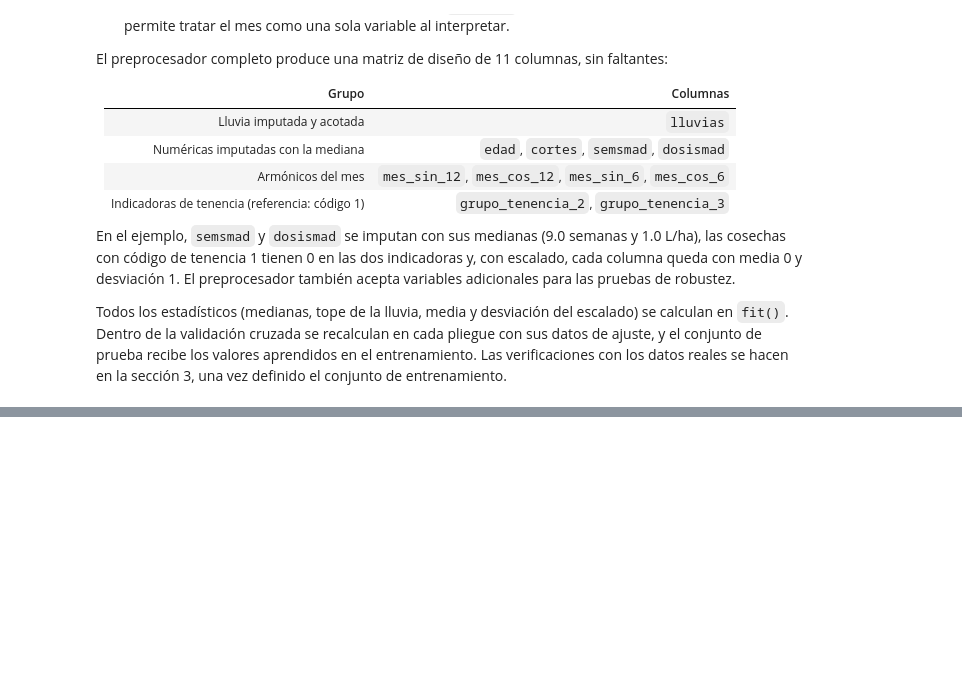
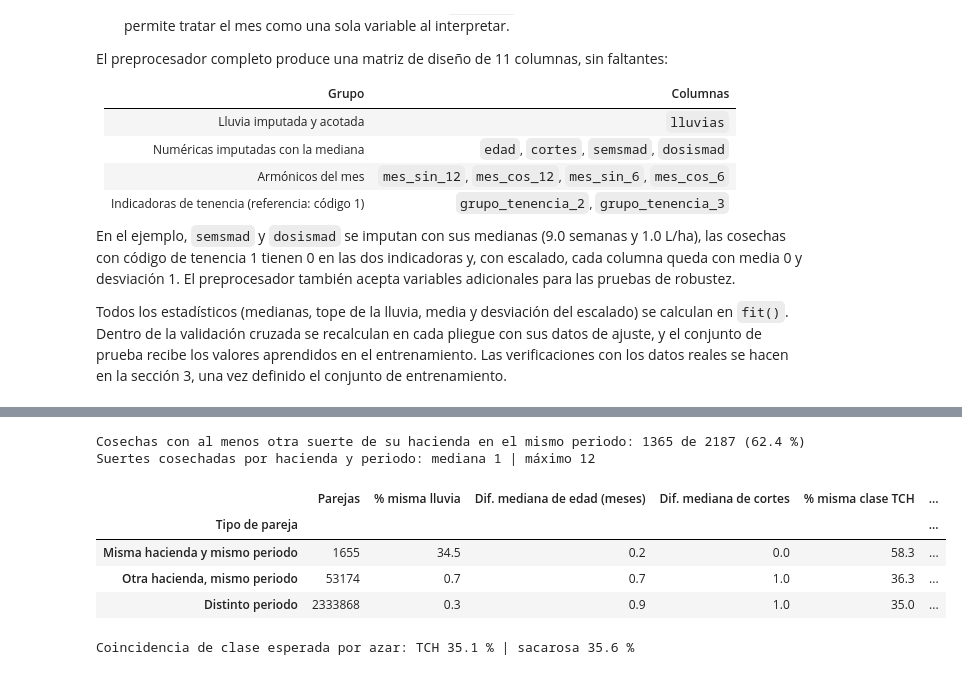
Before and after one commit to juanestebancg2806/sugarcane-yield-quality-prediction, a Jupyter notebook: 03_comparacion_modelos_ipsa.ipynb, the cells around one changed output, grey strips where cells are left out. Drawn from its saved outputs; the diff is of its cells as text; code cells hidden in the pictures; blank space fills up the shorter version.

```diff
--- a/03_comparacion_modelos_ipsa.ipynb
+++ b/03_comparacion_modelos_ipsa.ipynb
@@ -487,0 +516,61 @@ Todos los estadísticos (medianas, tope de la lluvia, media y desviación del es
+# %%
+# 3.1 Cosechas simultáneas: cosechas de una misma hacienda en el mismo periodo
+# Cosechas de cada hacienda en cada periodo, sobre las 2187 cosechas
+tamano_grupo = df_ipsa.groupby(["FAZ", "periodo"])["suerte"].transform("size")
+con_simultanea = tamano_grupo > 1
+print(f"Cosechas con al menos otra suerte de su hacienda en el mismo periodo: {con_simultanea.sum()} de "
+      f"{len(df_ipsa)} ({100 * con_simultanea.mean():.1f} %)")
+print(f"Suertes cosechadas por hacienda y periodo: mediana "
+      f"{df_ipsa.groupby(['FAZ', 'periodo']).size().median():.0f} | máximo {df_ipsa.groupby(['FAZ', 'periodo']).size().max()}")
+
+# Todas las parejas de cosechas (i < j), solo con las columnas necesarias para no ocupar memoria de más
+COLUMNAS_PAREJAS = ["FAZ", "periodo", "suerte", "lluvias", "edad", "cortes", *COLUMNA_CLASE.values()]
+fila_i, fila_j = np.triu_indices(len(df_ipsa), k=1)
+cosecha_a = df_ipsa[COLUMNAS_PAREJAS].iloc[fila_i].reset_index(drop=True)
+cosecha_b = df_ipsa[COLUMNAS_PAREJAS].iloc[fila_j].reset_index(drop=True)
+
+# Se excluyen las parejas de una misma suerte
+distinta_suerte = (cosecha_a["suerte"] != cosecha_b["suerte"]).to_numpy()
+cosecha_a = cosecha_a[distinta_suerte].reset_index(drop=True)
+cosecha_b = cosecha_b[distinta_suerte].reset_index(drop=True)
+
+TIPOS_PAREJA = ["Misma hacienda y mismo periodo", "Otra hacienda, mismo periodo", "Distinto periodo"]
+mismo_periodo = cosecha_a["periodo"] == cosecha_b["periodo"]
+tipo_pareja = pd.Series(np.select([mismo_periodo & (cosecha_a["FAZ"] == cosecha_b["FAZ"]), mismo_periodo],
+                                  TIPOS_PAREJA[:2], default=TIPOS_PAREJA[2]), name="Tipo de pareja")
+
+
+def porcentaje_igual(columna):
+    """Porcentaje de parejas con el mismo valor, entre las que tienen el dato en las dos cosechas."""
+    validas = cosecha_a[columna].notna() & cosecha_b[columna].notna()
+    igual = (cosecha_a[columna].astype(object) == cosecha_b[columna].astype(object)).astype(float).where(validas)
+    return igual.groupby(tipo_pareja).mean() * 100
+
+
+parejas = pd.DataFrame({
+    "Parejas": tipo_pareja.value_counts(),
+    "% misma lluvia": porcentaje_igual("lluvias"),
+    "Dif. mediana de edad (meses)": (cosecha_a["edad"] - cosecha_b["edad"]).abs().groupby(tipo_pareja).median(),
+    "Dif. mediana de cortes": (cosecha_a["cortes"] - cosecha_b["cortes"]).abs().groupby(tipo_pareja).median(),
+    "% misma clase TCH": porcentaje_igual("clase_tch_ingenio"),
+    "% misma clase sacarosa": porcentaje_igual("clase_sac_ingenio"),
+}).reindex(TIPOS_PAREJA)
+display(parejas.round(1))
+
+# Coincidencia de clase esperada por azar: probabilidad de que dos cosechas tomadas al azar tengan la misma clase
+coincidencia_azar = {target: (df_ipsa[columna].value_counts(normalize=True) ** 2).sum() * 100
+                     for target, columna in COLUMNA_CLASE.items()}
+print(f"Coincidencia de clase esperada por azar: TCH {coincidencia_azar['TCH']:.1f} % | "
+      f"sacarosa {coincidencia_azar['sacarosa']:.1f} %")
+
+# Se liberan las tablas de parejas (más de dos millones de filas cada una)
+del cosecha_a, cosecha_b, fila_i, fila_j, tipo_pareja, mismo_periodo, distinta_suerte
+# %% [output]
+Cosechas con al menos otra suerte de su hacienda en el mismo periodo: 1365 de 2187 (62.4 %)
+Suertes cosechadas por hacienda y periodo: mediana 1 | máximo 12
+|  | Parejas | % misma lluvia | Dif. mediana de edad (meses) | Dif. mediana de cortes | % misma clase TCH | ... |
+| Tipo de pareja |  |  |  |  |  | ... |
+| Misma hacienda y mismo periodo | 1655 | 34.5 | 0.2 | 0.0 | 58.3 | ... |
+| Otra hacienda, mismo periodo | 53174 | 0.7 | 0.7 | 1.0 | 36.3 | ... |
+| Distinto periodo | 2333868 | 0.3 | 0.9 | 1.0 | 35.0 | ... |
+Coincidencia de clase esperada por azar: TCH 35.1 % | sacarosa 35.6 %
```
Also changed, not shown: parts of 9 cells of this notebook.
